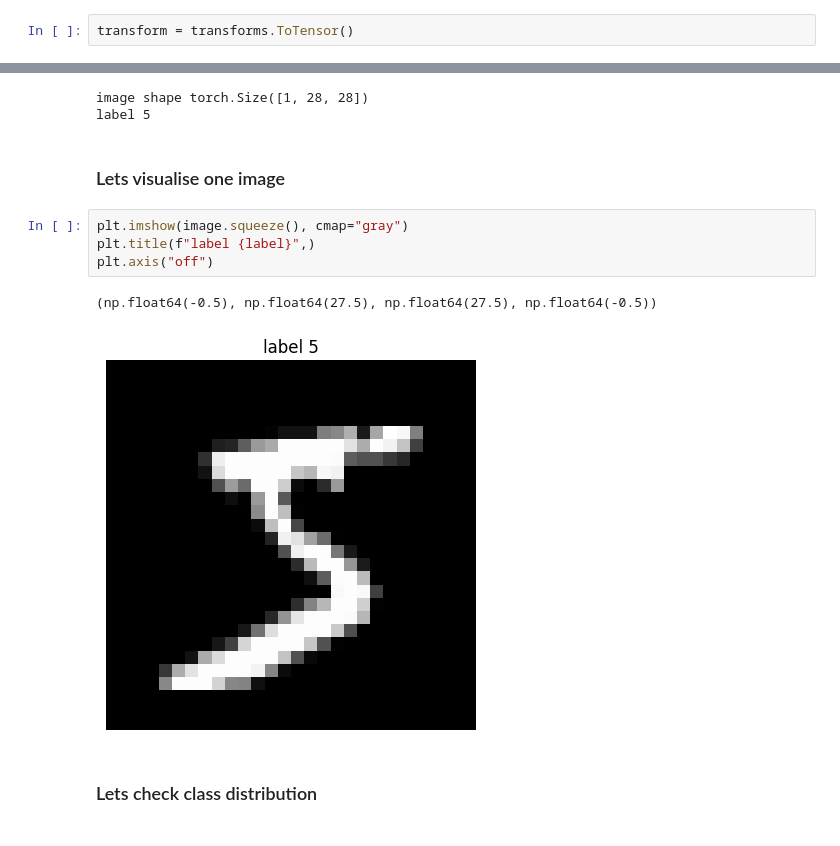
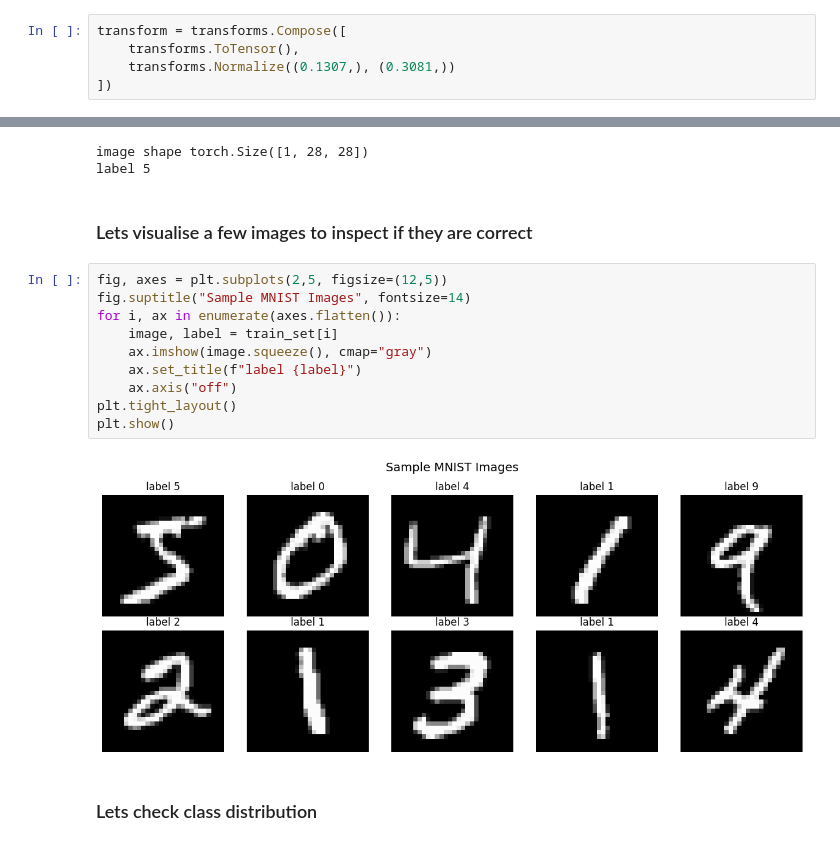
Before and after one commit to francoismavunila/deep-learning-computer-vision-course, a Jupyter notebook: 04_mnist/notebooks/04_mnist_dense_network.ipynb, the cells around one changed output, grey strips where cells are left out. Cells and saved outputs as stored; diff of their text form.

```diff
--- a/04_mnist/notebooks/04_mnist_dense_network.ipynb
+++ b/04_mnist/notebooks/04_mnist_dense_network.ipynb
@@ -7,7 +16,10 @@ from torch.utils.data import DataLoader, random_split
 # %% [markdown]
 ### Define data transformations
 # %%
-transform = transforms.ToTensor()
+transform = transforms.Compose([
+    transforms.ToTensor(),
+    transforms.Normalize((0.1307,), (0.3081,))
+])
 # %% [markdown]
 ### Load data
 # %%
@@ -47,14 +50,19 @@ print("label", label)
 image shape torch.Size([1, 28, 28])
 label 5
 # %% [markdown]
-### Lets visualise one image
+### Lets visualise a few images to inspect if they are correct
 # %%
-plt.imshow(image.squeeze(), cmap="gray")
-plt.title(f"label {label}",)
-plt.axis("off")
+fig, axes = plt.subplots(2,5, figsize=(12,5))
+fig.suptitle("Sample MNIST Images", fontsize=14)
+for i, ax in enumerate(axes.flatten()):
+    image, label = train_set[i]
+    ax.imshow(image.squeeze(), cmap="gray")
+    ax.set_title(f"label {label}")
+    ax.axis("off")
+plt.tight_layout()
+plt.show()
 # %% [output]
-(np.float64(-0.5), np.float64(27.5), np.float64(27.5), np.float64(-0.5))
-[figure, old version]
+[figure, new version]
 # %% [markdown]
 ### Lets check class distribution
 # %%
```
Also changed, not shown: parts of 5 cells of this notebook, 9 other files.
